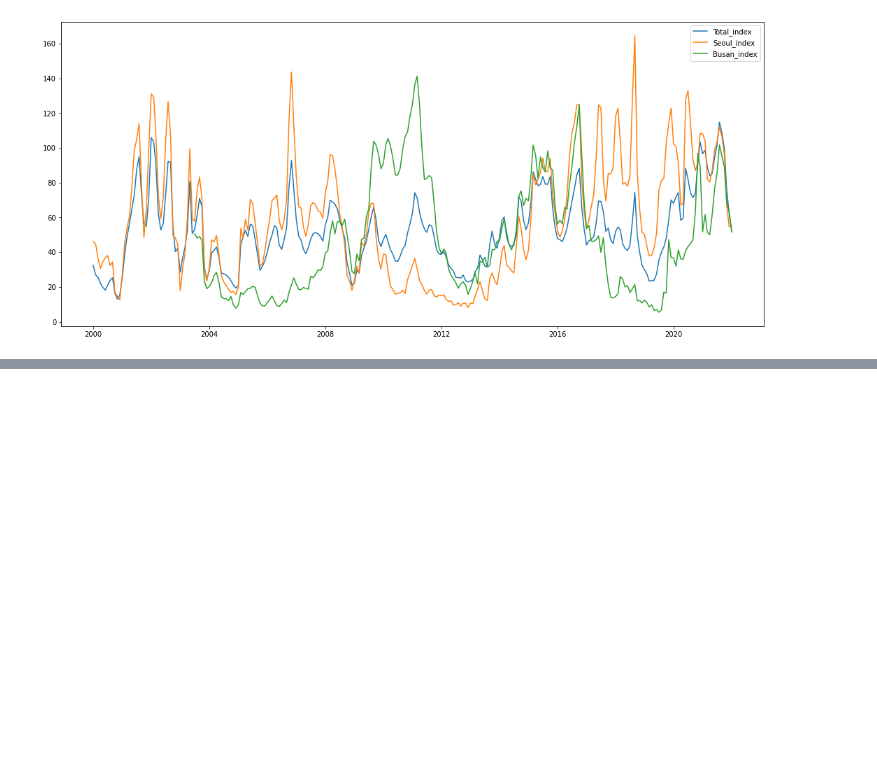
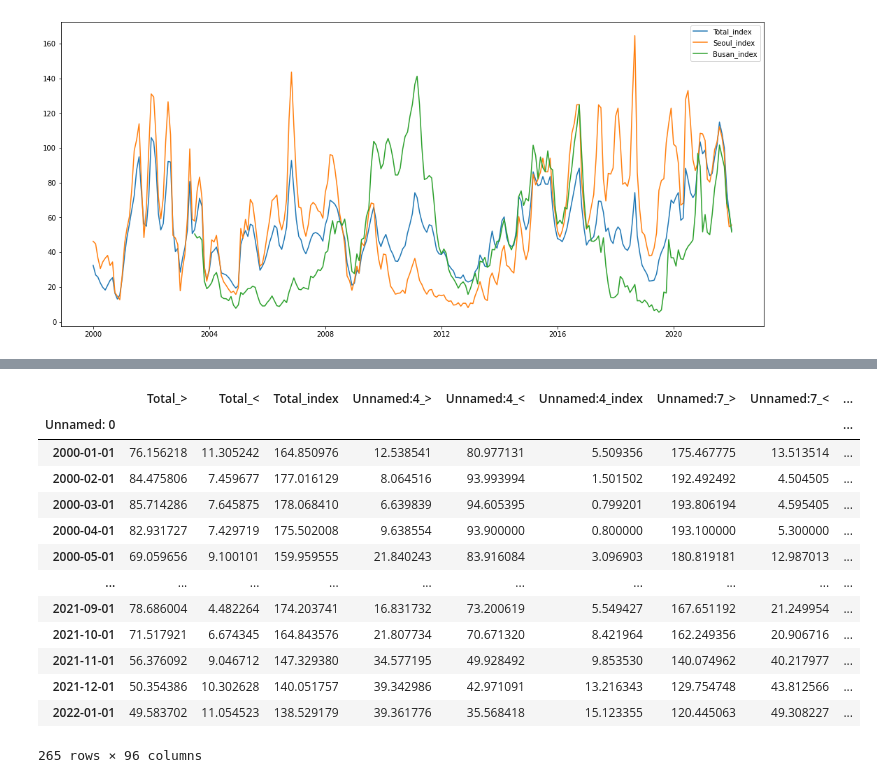
Before and after one commit to yeonghun00/real-estate, a Jupyter notebook: real_estate.ipynb, the cells around one changed output, grey strips where cells are left out. Drawn from its saved outputs; the diff is of its cells as text; code cells hidden in the pictures; blank space fills up the shorter version.

```diff
--- a/real_estate.ipynb
+++ b/real_estate.ipynb
@@ -258,0 +303,23 @@ Jeonse demand & supply trends by region
+# %%
+import numpy as np
+city_columns = [x.encode("ascii", "ignore").decode().replace(' ','') for x in jd_df.columns][::3]
+symbol_columns = ['>', '<', 'index']
+jd_df.columns = [c+'_'+s for c in city_columns for s in symbol_columns]
+jd_df = jd_df.iloc[2:]
+jd_df = jd_df.replace('-', np.nan)
+jd_df
+# %% [output]
+|  | Total_> | Total_< | Total_index | Unnamed:4_> | Unnamed:4_< | Unnamed:4_index | Unnamed:7_> | Unnamed:7_< | ... |
+| Unnamed: 0 |  |  |  |  |  |  |  |  | ... |
+| 2000-01-01 | 76.156218 | 11.305242 | 164.850976 | 12.538541 | 80.977131 | 5.509356 | 175.467775 | 13.513514 | ... |
+| 2000-02-01 | 84.475806 | 7.459677 | 177.016129 | 8.064516 | 93.993994 | 1.501502 | 192.492492 | 4.504505 | ... |
+| 2000-03-01 | 85.714286 | 7.645875 | 178.068410 | 6.639839 | 94.605395 | 0.799201 | 193.806194 | 4.595405 | ... |
+| 2000-04-01 | 82.931727 | 7.429719 | 175.502008 | 9.638554 | 93.900000 | 0.800000 | 193.100000 | 5.300000 | ... |
+| 2000-05-01 | 69.059656 | 9.100101 | 159.959555 | 21.840243 | 83.916084 | 3.096903 | 180.819181 | 12.987013 | ... |
+| ... | ... | ... | ... | ... | ... | ... | ... | ... | ... |
+| 2021-09-01 | 78.686004 | 4.482264 | 174.203741 | 16.831732 | 73.200619 | 5.549427 | 167.651192 | 21.249954 | ... |
+| 2021-10-01 | 71.517921 | 6.674345 | 164.843576 | 21.807734 | 70.671320 | 8.421964 | 162.249356 | 20.906716 | ... |
+| 2021-11-01 | 56.376092 | 9.046712 | 147.329380 | 34.577195 | 49.928492 | 9.853530 | 140.074962 | 40.217977 | ... |
+| 2021-12-01 | 50.354386 | 10.302628 | 140.051757 | 39.342986 | 42.971091 | 13.216343 | 129.754748 | 43.812566 | ... |
+| 2022-01-01 | 49.583702 | 11.054523 | 138.529179 | 39.361776 | 35.568418 | 15.123355 | 120.445063 | 49.308227 | ... |
+265 rows × 96 columns
```
Also changed, not shown: parts of 12 cells of this notebook.
